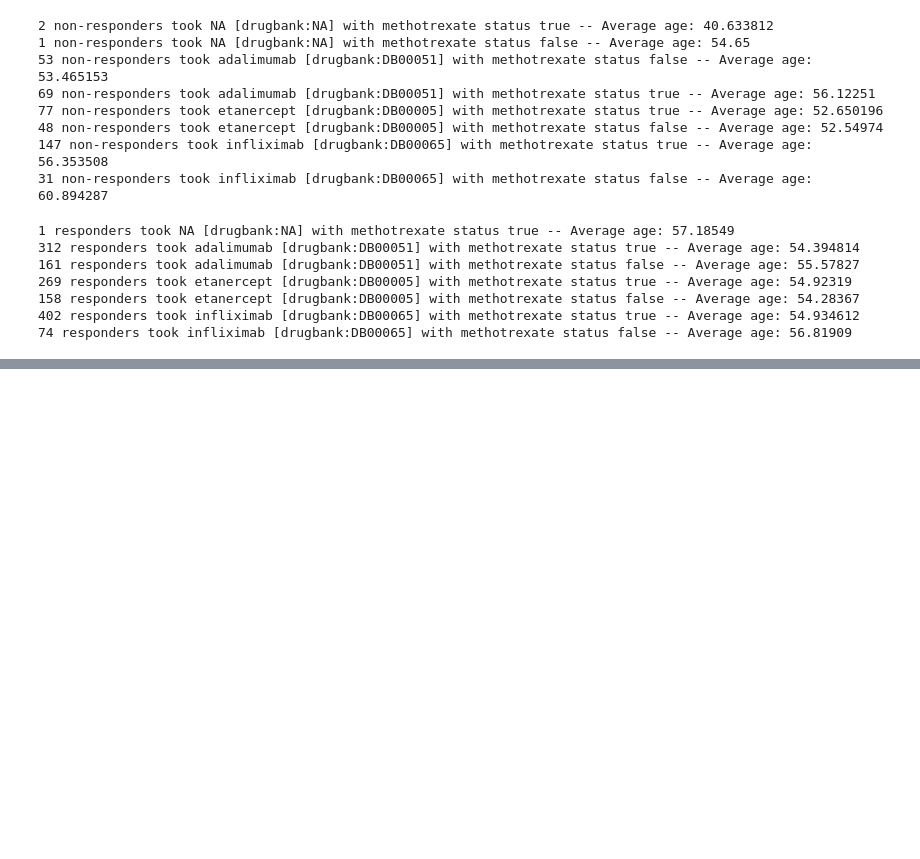
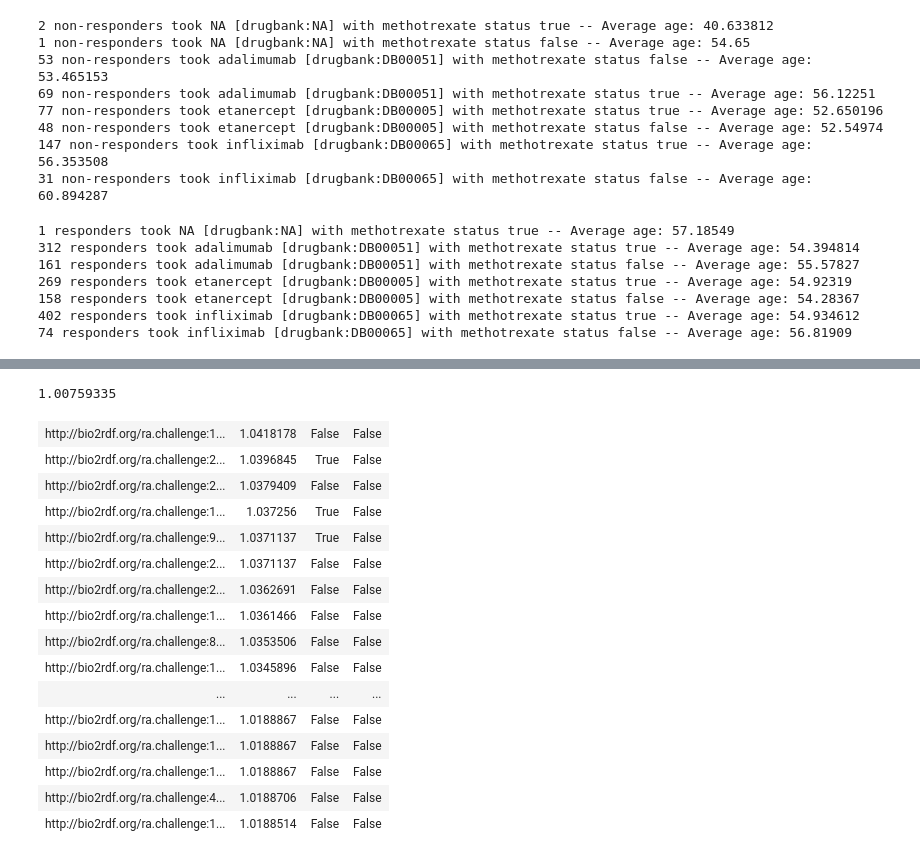
Before and after one commit to matthias-samwald/ipython, a Jupyter notebook: py/rheumatoid-arthritis.ipynb, the cells around one changed output, grey strips where cells are left out. Cells and saved outputs as stored; diff of their text form; code cells hidden in the pictures; blank space fills up the shorter version.

```diff
--- a/py/rheumatoid-arthritis.ipynb
+++ b/py/rheumatoid-arthritis.ipynb
@@ -706,0 +1008,68 @@ These GO terms are:
+# %%
+# TODO: remove this static value
+threshold_go_ratio = 1.00759335
+# %%
+# We will put the inferred data into a separate RDF graph. Let's make sure that is is empty before doing that.
+
+q = '''\
+DELETE WHERE {
+    GRAPH <tag:samwald.info:predictions>
+        { ?s ?p ?o . }
+}
+'''
+g.update(q)
+# %%
+threshold_go_ratio
+# %% [output]
+1.00759335
+# %%
+q = '''\
+SELECT ?person
+       ?non_responder_status
+       (AVG(?ratio) as ?average_ratio)
+WHERE {
+    ?person ra:has-one | ra:has-two ?polymorphism_variant .
+    OPTIONAL { ?person ra:non-responder ?non_responder_status . }
+    ?polymorphism_variant a ra:minor_variant ;
+        a ?snp .
+    ?snp a <http://bio2rdf.org/dbsnp_vocabulary:snp> ;
+        <http://bio2rdf.org/dbsnp_vocabulary:maps-to> ?gene .
+    ?gene a <http://bio2rdf.org/ncbigene_vocabulary:Resource> ;
+        ncbigene:process/rdfs:subClassOf* | ncbigene:function/rdfs:subClassOf* ?go_term .
+    ?go_term <tag:samwald.info:non_responder_ratio> ?ratio
+}
+GROUP BY ?person ?non_responder_status
+ORDER BY DESC(?average_ratio)
+'''
+
+table = ListTable()
+
+for row in g.query(q):
+    if float(row.average_ratio) > float(threshold_go_ratio):
+        predicted_non_responder_status = False
+    else:
+        predicted_non_responder_status = True
+
+    # add inferred prediction
+    g.add((row.person, SAMWALD.predicted_non_responder, Literal(predicted_non_responder_status), SAMWALD.predictions))
+
+    table.append([row.person, row.average_ratio, bool(row.non_responder_status), predicted_non_responder_status])
+
+table
+# %% [output]
+| http://bio2rdf.org/ra.challenge:1... | 1.0418178 | False | False |
+| http://bio2rdf.org/ra.challenge:2... | 1.0396845 | True | False |
+| http://bio2rdf.org/ra.challenge:2... | 1.0379409 | False | False |
+| http://bio2rdf.org/ra.challenge:1... | 1.037256 | True | False |
+| http://bio2rdf.org/ra.challenge:9... | 1.0371137 | True | False |
+| http://bio2rdf.org/ra.challenge:2... | 1.0371137 | False | False |
+| http://bio2rdf.org/ra.challenge:2... | 1.0362691 | False | False |
+| http://bio2rdf.org/ra.challenge:1... | 1.0361466 | False | False |
+| http://bio2rdf.org/ra.challenge:8... | 1.0353506 | False | False |
+| http://bio2rdf.org/ra.challenge:1... | 1.0345896 | False | False |
+| ... | ... | ... | ... |
+| http://bio2rdf.org/ra.challenge:1... | 1.0188867 | False | False |
+| http://bio2rdf.org/ra.challenge:1... | 1.0188867 | False | False |
+| http://bio2rdf.org/ra.challenge:1... | 1.0188867 | False | False |
+| http://bio2rdf.org/ra.challenge:4... | 1.0188706 | False | False |
+| http://bio2rdf.org/ra.challenge:1... | 1.0188514 | False | False |
```
Also changed, not shown: parts of 34 cells of this notebook, 2 other files.
